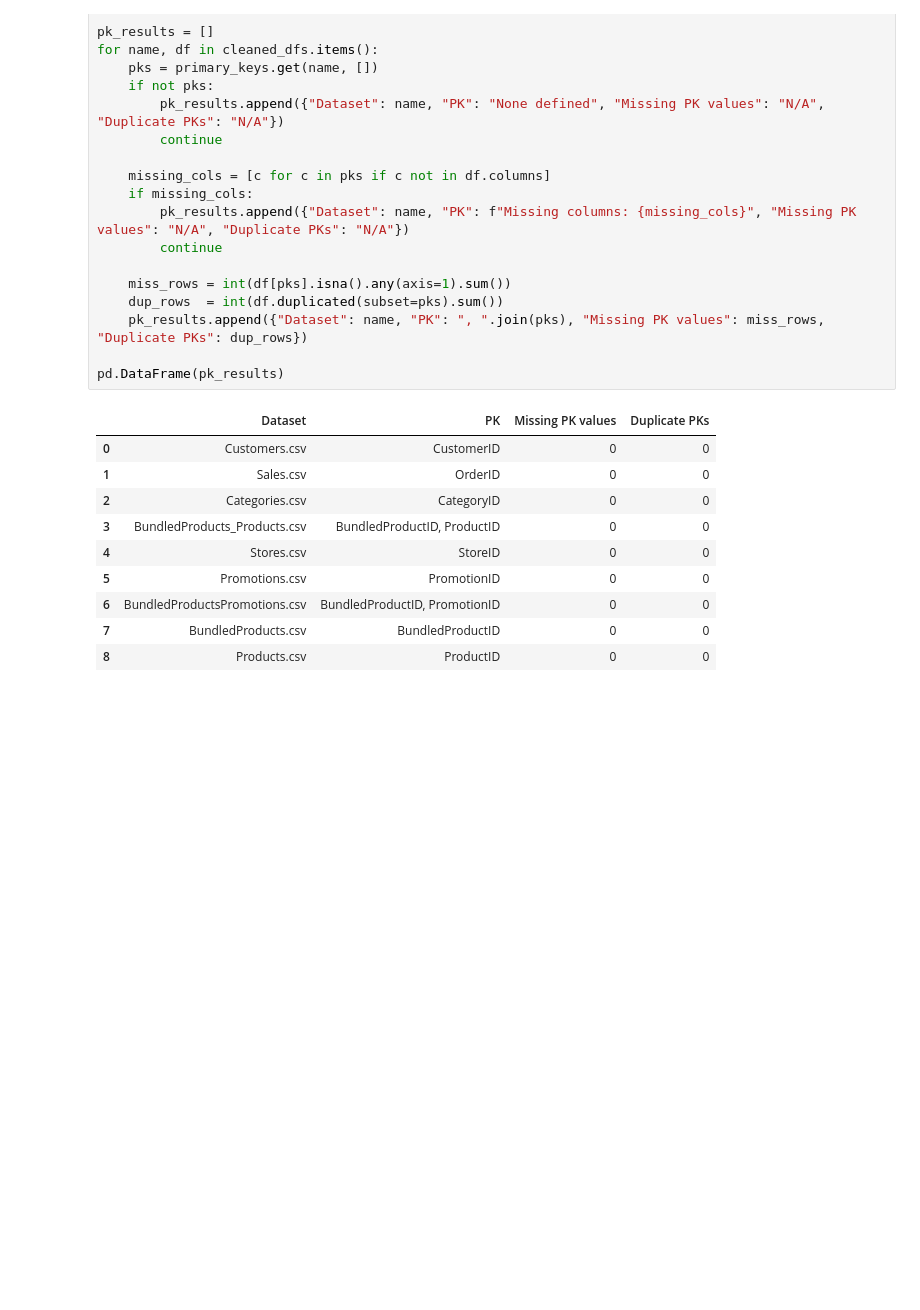
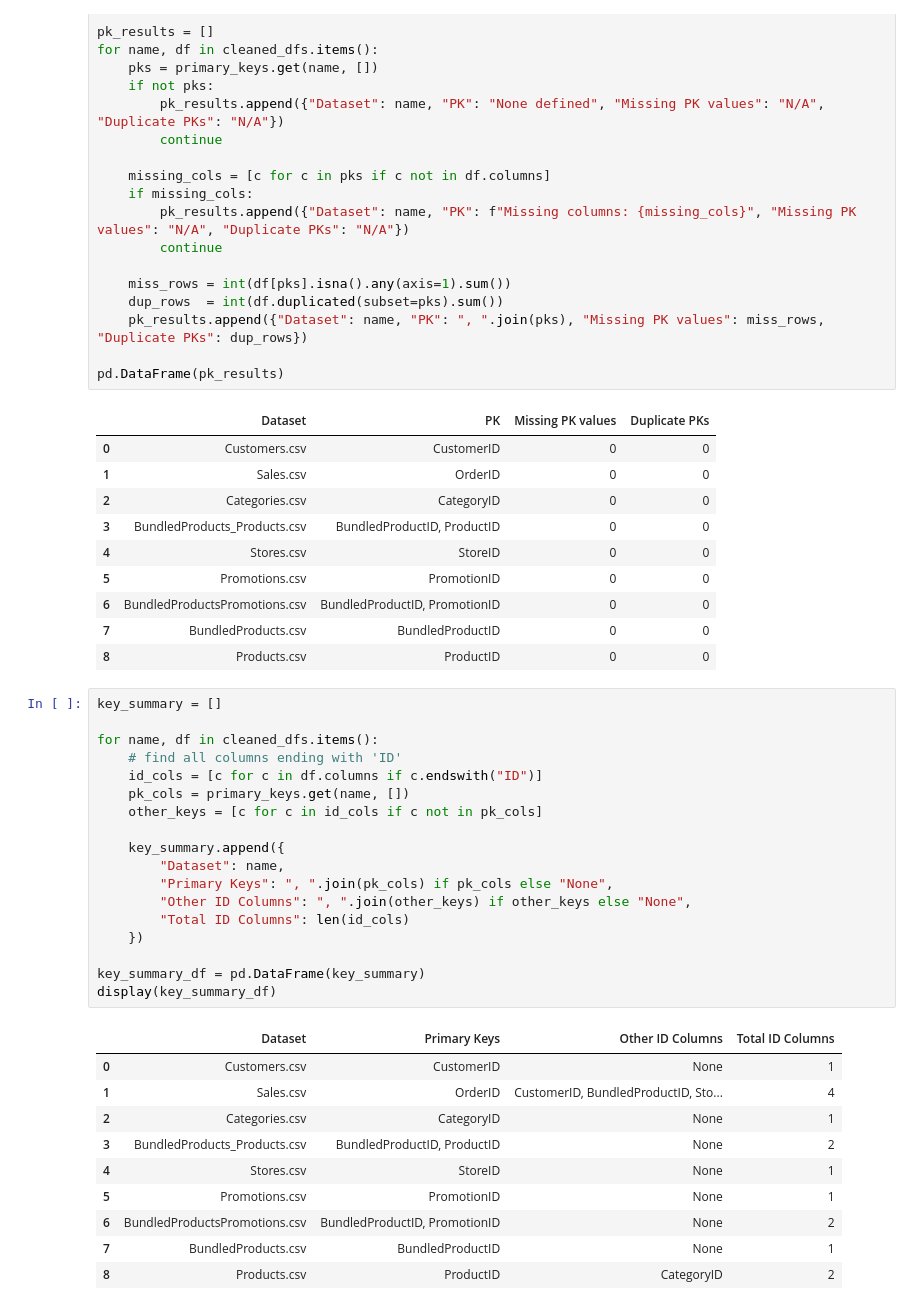
Before and after one commit to reyreyli/case_studies, a Jupyter notebook: CASE_STUDY_PRODUCTS_RL.ipynb, the cells around one changed output. Cells and saved outputs as stored; diff of their text form; blank space fills up the shorter version.

```diff
--- a/CASE_STUDY_PRODUCTS_RL.ipynb
+++ b/CASE_STUDY_PRODUCTS_RL.ipynb
@@ -198,3 +198,32 @@ pd.DataFrame(pk_results)
 | 6 | BundledProductsPromotions.csv | BundledProductID, PromotionID | 0 | 0 |
 | 7 | BundledProducts.csv | BundledProductID | 0 | 0 |
 | 8 | Products.csv | ProductID | 0 | 0 |
+# %%
+key_summary = []
+
+for name, df in cleaned_dfs.items():
+    # find all columns ending with 'ID'
+    id_cols = [c for c in df.columns if c.endswith("ID")]
+    pk_cols = primary_keys.get(name, [])
+    other_keys = [c for c in id_cols if c not in pk_cols]
+
+    key_summary.append({
+        "Dataset": name,
+        "Primary Keys": ", ".join(pk_cols) if pk_cols else "None",
+        "Other ID Columns": ", ".join(other_keys) if other_keys else "None",
+        "Total ID Columns": len(id_cols)
+    })
+
+key_summary_df = pd.DataFrame(key_summary)
+display(key_summary_df)
+# %% [output]
+|  | Dataset | Primary Keys | Other ID Columns | Total ID Columns |
+| 0 | Customers.csv | CustomerID | None | 1 |
+| 1 | Sales.csv | OrderID | CustomerID, BundledProductID, Sto... | 4 |
+| 2 | Categories.csv | CategoryID | None | 1 |
+| 3 | BundledProducts_Products.csv | BundledProductID, ProductID | None | 2 |
+| 4 | Stores.csv | StoreID | None | 1 |
+| 5 | Promotions.csv | PromotionID | None | 1 |
+| 6 | BundledProductsPromotions.csv | BundledProductID, PromotionID | None | 2 |
+| 7 | BundledProducts.csv | BundledProductID | None | 1 |
+| 8 | Products.csv | ProductID | CategoryID | 2 |
```
